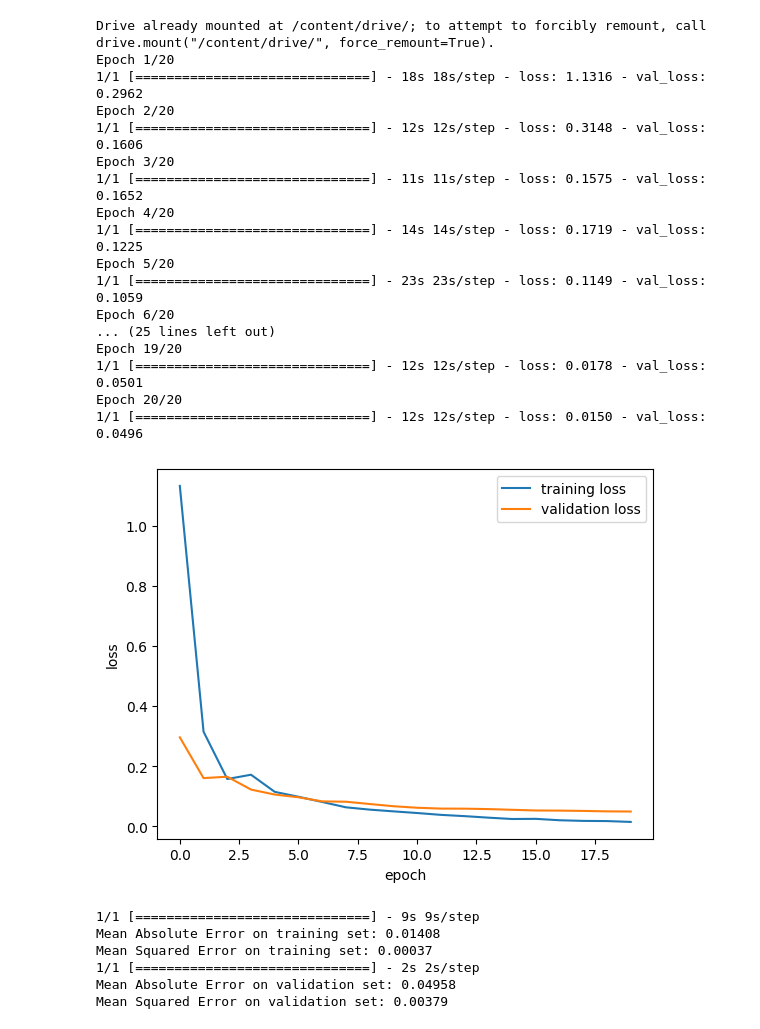
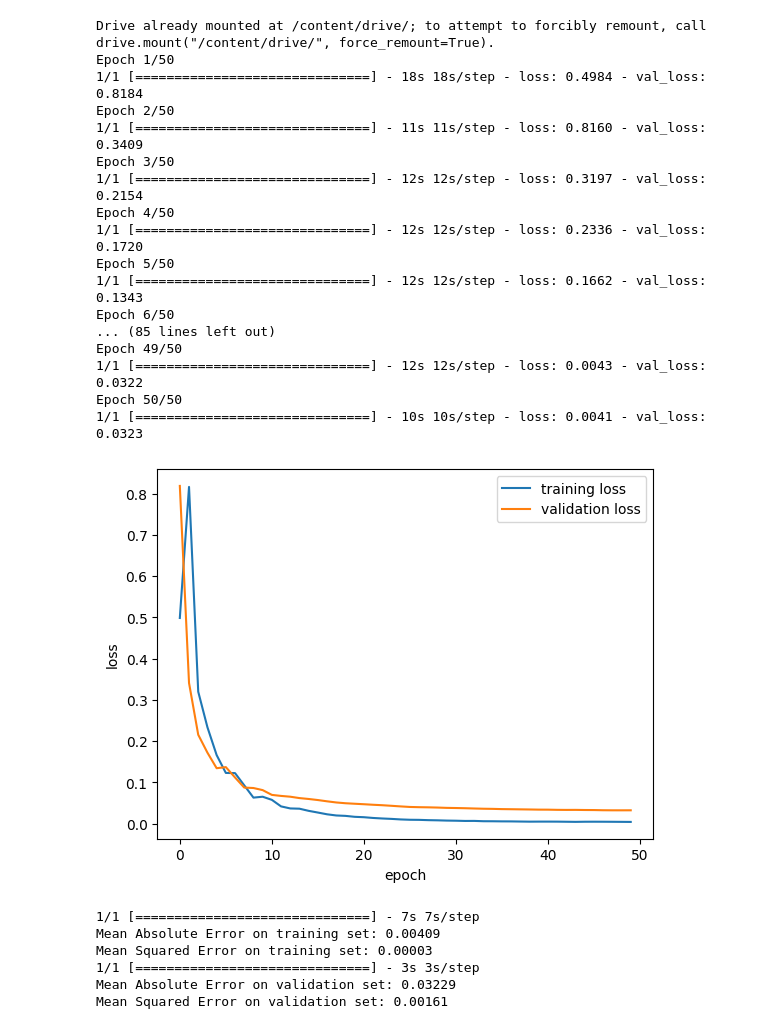
Before and after one commit to amirhajiabadi/GBCNet, a Jupyter notebook: Colab2.ipynb, the cells around one changed output. Drawn from its saved outputs; the diff is of its cells as text; code cells hidden in the pictures.

```diff
--- a/Colab2.ipynb
+++ b/Colab2.ipynb
@@ -64,51 +64,51 @@ vgg = tf.keras.applications.vgg16.VGG16(weights='imagenet', include_top=False, i
 for layer in vgg.layers:
     layer.trainable = False
 
 input_layer = vgg.input
 block5_pool = vgg.get_layer('block5_pool').output
 
 conv1 = tf.keras.layers.Conv2D(512, (3,3), dilation_rate=(2,2), padding='same', activation='relu')(block5_pool)
 conv2 = tf.keras.layers.Conv2D(512, (3,3), dilation_rate=(2,2), padding='same', activation='relu')(conv1)
 conv3 = tf.keras.layers.Conv2D(512, (3,3), dilation_rate=(2,2),padding='same', activation='relu')(conv2)
 conv4 = tf.keras.layers.Conv2D(256, (3,3), dilation_rate=(2,2), padding='same', activation='relu')(conv3)
 conv5 = tf.keras.layers.Conv2D(128, (3,3), dilation_rate=(2,2), padding='same', activation='relu')(conv4)
 conv6 = tf.keras.layers.Conv2D(64, (3,3), dilation_rate=(2,2), padding='same', activation='relu')(conv5)
 conv7 = tf.keras.layers.Conv2D(1, (1,1), padding='same', activation='linear')(conv6)
 
 gbcnet = tf.keras.models.Model(inputs=input_layer, outputs=conv7)
 
 # Compile the model
 gbcnet.compile(loss='MAE', optimizer=Adam(learning_rate=1e-4))
 
 # Train the model
-history = gbcnet.fit(X_train, y_train, validation_data=(X_val, y_val), epochs=20, batch_size=16, verbose=1)
+history = gbcnet.fit(X_train, y_train, validation_data=(X_val, y_val), epochs=50, batch_size=32, verbose=1)
 
 # Plot the loss and validation loss
 plt.plot(history.history['loss'], label='training loss')
 plt.plot(history.history['val_loss'], label='validation loss')
 plt.xlabel('epoch')
 plt.ylabel('loss')
 plt.legend()
 plt.show()
 # %% [output]
 Drive already mounted at /content/drive/; to attempt to forcibly remount, call drive.mount("/content/drive/", force_remount=True).
-Epoch 1/20
-1/1 [==============================] - 18s 18s/step - loss: 1.1316 - val_loss: 0.2962
-Epoch 2/20
-1/1 [==============================] - 12s 12s/step - loss: 0.3148 - val_loss: 0.1606
-Epoch 3/20
-1/1 [==============================] - 11s 11s/step - loss: 0.1575 - val_loss: 0.1652
-Epoch 4/20
-1/1 [==============================] - 14s 14s/step - loss: 0.1719 - val_loss: 0.1225
-Epoch 5/20
-1/1 [==============================] - 23s 23s/step - loss: 0.1149 - val_loss: 0.1059
-Epoch 6/20
-... (25 lines left out)
-Epoch 19/20
-1/1 [==============================] - 12s 12s/step - loss: 0.0178 - val_loss: 0.0501
-Epoch 20/20
-1/1 [==============================] - 12s 12s/step - loss: 0.0150 - val_loss: 0.0496
+Epoch 1/50
+1/1 [==============================] - 18s 18s/step - loss: 0.4984 - val_loss: 0.8184
+Epoch 2/50
+1/1 [==============================] - 11s 11s/step - loss: 0.8160 - val_loss: 0.3409
+Epoch 3/50
+1/1 [==============================] - 12s 12s/step - loss: 0.3197 - val_loss: 0.2154
+Epoch 4/50
+1/1 [==============================] - 12s 12s/step - loss: 0.2336 - val_loss: 0.1720
+Epoch 5/50
+1/1 [==============================] - 12s 12s/step - loss: 0.1662 - val_loss: 0.1343
+Epoch 6/50
+... (85 lines left out)
+Epoch 49/50
+1/1 [==============================] - 12s 12s/step - loss: 0.0043 - val_loss: 0.0322
+Epoch 50/50
+1/1 [==============================] - 10s 10s/step - loss: 0.0041 - val_loss: 0.0323
-[figure, old version]
+[figure, new version]
 # %%
 # Evaluate the model on the training set
 y_train_pred = gbcnet.predict(X_train)
@@ -140,9 +140,9 @@ mae_val = mean_absolute_error(y_val_2d, y_val_pred_2d)
 print("Mean Absolute Error on validation set: {:.5f}".format(mae_val))
 print("Mean Squared Error on validation set: {:.5f}".format(mse_val))
 # %% [output]
-1/1 [==============================] - 9s 9s/step
-Mean Absolute Error on training set: 0.01408
-Mean Squared Error on training set: 0.00037
-1/1 [==============================] - 2s 2s/step
-Mean Absolute Error on validation set: 0.04958
-Mean Squared Error on validation set: 0.00379
+1/1 [==============================] - 7s 7s/step
+Mean Absolute Error on training set: 0.00409
+Mean Squared Error on training set: 0.00003
+1/1 [==============================] - 3s 3s/step
+Mean Absolute Error on validation set: 0.03229
+Mean Squared Error on validation set: 0.00161
```
